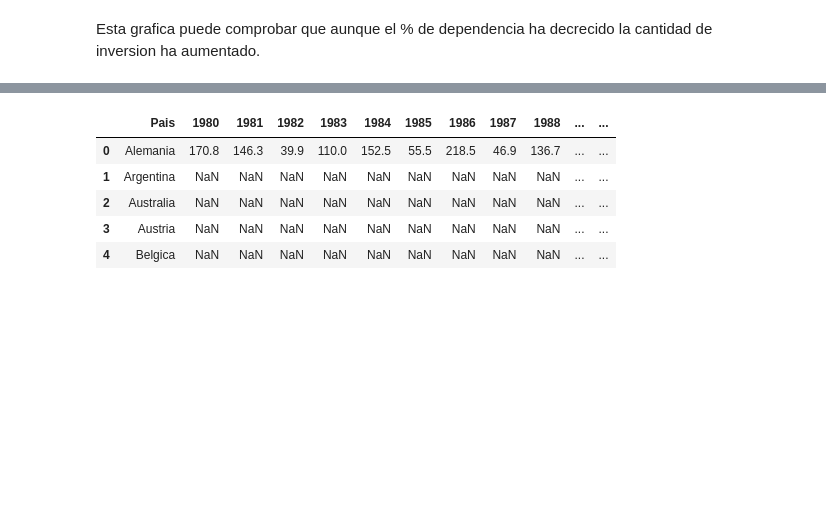
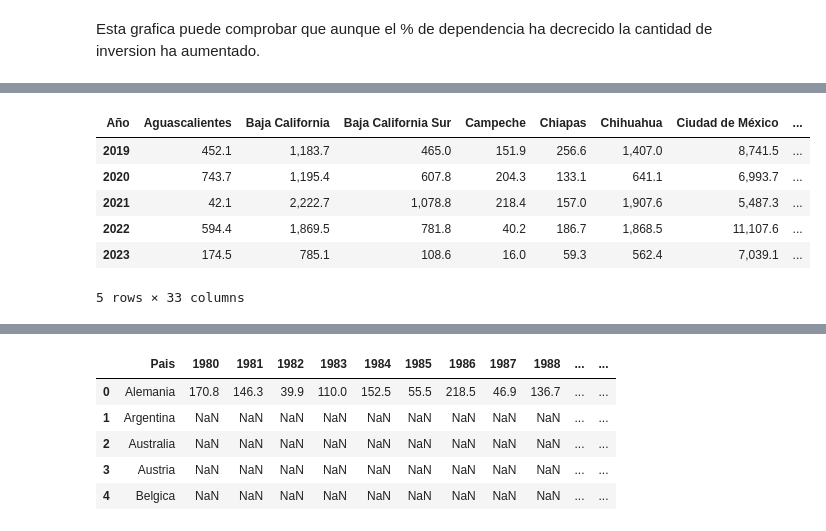
Before and after one commit to OctavioPB/Data-Analyst-Projects, a Jupyter notebook: InversionExtranjeraDirecta2023/Inversion Extranjera Directa en Mexico 2023.ipynb, the cells around one changed output, grey strips where cells are left out. Saved outputs shown, nothing was run; the diff lists cells and outputs as text; code cells hidden in the pictures; blank space fills up the shorter version.

```diff
--- a/InversionExtranjeraDirecta2023/Inversion Extranjera Directa en Mexico 2023.ipynb
+++ b/InversionExtranjeraDirecta2023/Inversion Extranjera Directa en Mexico 2023.ipynb
@@ -261,0 +280,15 @@ IED_Entidad.tail()
+# %%
+IED_Entidad_sorted = IED_Entidad.copy()
+IED_Entidad_sorted.index = IED_Entidad_sorted.index.astype(int)
+IED_Entidad_sorted = IED_Entidad_sorted.sort_index()
+IED_Entidad_sorted['Total general'] = IED_Entidad_sorted['Total general'].str.replace(',', '').astype(float)
+total_general = IED_Entidad_sorted['Total general']
+IED_Entidad_sorted.tail()
+# %% [output]
+| Año | Aguascalientes | Baja California | Baja California Sur | Campeche | Chiapas | Chihuahua | Ciudad de México | ... |
+| 2019 | 452.1 | 1,183.7 | 465.0 | 151.9 | 256.6 | 1,407.0 | 8,741.5 | ... |
+| 2020 | 743.7 | 1,195.4 | 607.8 | 204.3 | 133.1 | 641.1 | 6,993.7 | ... |
+| 2021 | 42.1 | 2,222.7 | 1,078.8 | 218.4 | 157.0 | 1,907.6 | 5,487.3 | ... |
+| 2022 | 594.4 | 1,869.5 | 781.8 | 40.2 | 186.7 | 1,868.5 | 11,107.6 | ... |
+| 2023 | 174.5 | 785.1 | 108.6 | 16.0 | 59.3 | 562.4 | 7,039.1 | ... |
+5 rows × 33 columns
```
Also changed, not shown: parts of 6 cells of this notebook.
